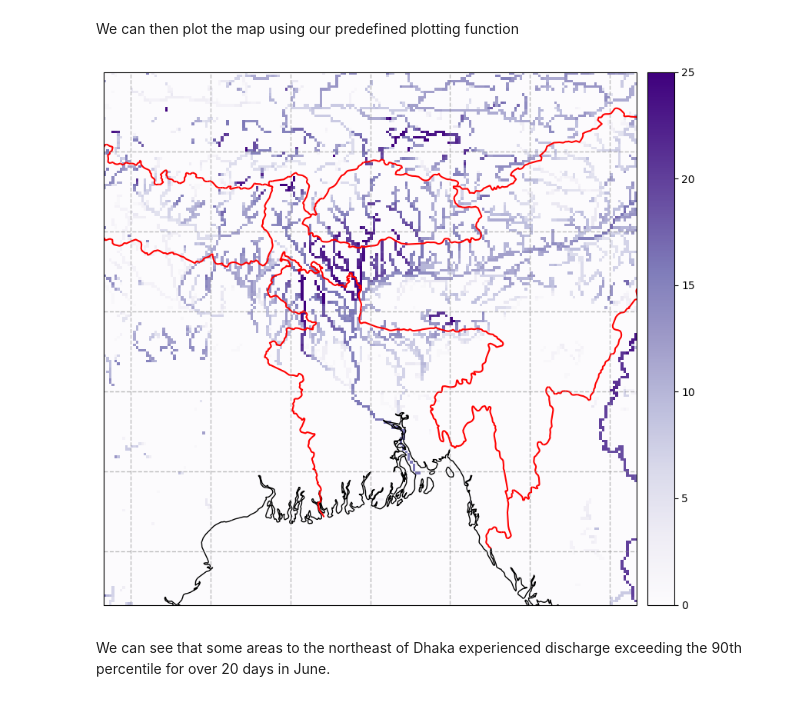
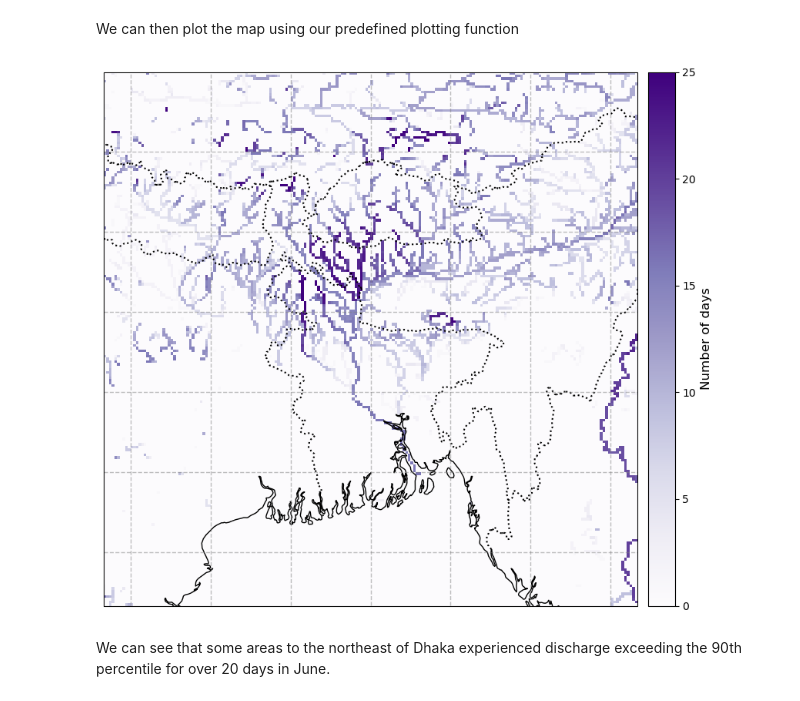
Before and after one commit to ecmwf-projects/copernicus-training-c3s-review, a Jupyter notebook: cems-notebooks/glofas-bangladesh-floods.ipynb, the cells around one changed output. Cells and saved outputs as stored; diff of their text form; code cells hidden in the pictures.

```diff
--- a/cems-notebooks/glofas-bangladesh-floods.ipynb
+++ b/cems-notebooks/glofas-bangladesh-floods.ipynb
@@ -133,7 +133,7 @@ At the end of the download form, select **"Show API request"**. This will reveal
 
 ... having copied the API request into the cell below, running this will retrieve and download the data you requested into your local directory. However, before you run the cell below, the **terms and conditions** of this particular dataset need to have been accepted in the CDS. The option to view and accept these conditions is given at the end of the download form, just above the **"Show API request"** option.
 # %%
-download_file = f"{DATADIR}/download.grib"
+download_file = f"{DATADIR}/glofas-2012_2022.grib"
 if not os.path.isfile(download_file):
     c = cdsapi.Client(
         **cdsapi_kwargs
@@ -191,7 +191,7 @@ def plot_map(
     plot_data,
     title='',
     cbar_label='',
-    cmap='summer_r',
+    cmap='PuBu',
     extent=[85, 95, 20, 30],
     **pcolorkwargs
 ):
@@ -216,7 +216,7 @@ def plot_map(
     ax.coastlines(color='black')
 
     # Add country borders in red
-    ax.add_feature(cfeature.BORDERS, edgecolor='red', lw=1.5)
+    ax.add_feature(cfeature.BORDERS, edgecolor='black', lw=1.5, ls=":")
 
     # Set the plot domain/extent
     ax.set_extent(extent, crs=ccrs.PlateCarree())
@@ -248,7 +249,8 @@ expressed in m2. More information can be found on the
 Below we download the data directly and open the netCDF file using xarray.
 # %%
 # choose a target location to download the file:
-upstream_area_file = f"{DATADIR}/uparea_glofas_v4_0.nc"
+upstream_area_fname = f"uparea_glofas_v4_0.nc"
+upstream_area_file = os.path.join(DATADIR, upstream_area_fname)
 # If we have not already downloaded the file, we download it
 if not os.path.isfile(upstream_area_file):
    u_version=2 # file version
@@ -256,9 +258,10 @@ if not os.path.isfile(upstream_area_file):
       f"https://confluence.ecmwf.int/download/attachments/242067380/{upstream_area_file}?"
       f"version={u_version}&modificationDate=1668604690076&api=v2&download=true"
    )
-   os.system(f"wget -q {upstream_data_url}")
-   os.rename(f"{upstream_area_file}?version={u_version}", upstream_area_file)
-
+   import requests
+   result = requests.get(upstream_data_url)
+   with open(upstream_area_file, 'wb') as f:
+      f.write(result.content)
 # Open the file and print the contents
 upstream_area = xr.open_dataset(upstream_area_file)
 upstream_area
@@ -481,12 +484,12 @@ We can then plot the map using our predefined plotting function
 # %%
 # Plot the data:
 year='2022'
 number_of_high_days = glofas_high.sel(time=year).dis24.sum(dim='time')
 number_of_high_days = number_of_high_days.assign_attrs(glofas_high.dis24.attrs)
 plot_map(
-    number_of_high_days, vmax=25, cmap='Purples'
+    number_of_high_days, vmax=25, cmap='Purples', cbar_label='Number of days'
 )
 # %% [output]
-[figure, old version]
+[figure, new version]
 # %% [markdown]
 We can see that some areas to the northeast of Dhaka experienced discharge exceeding the 90th percentile for over 20 days in June.
```
Also changed, not shown: parts of 5 cells of this notebook.
